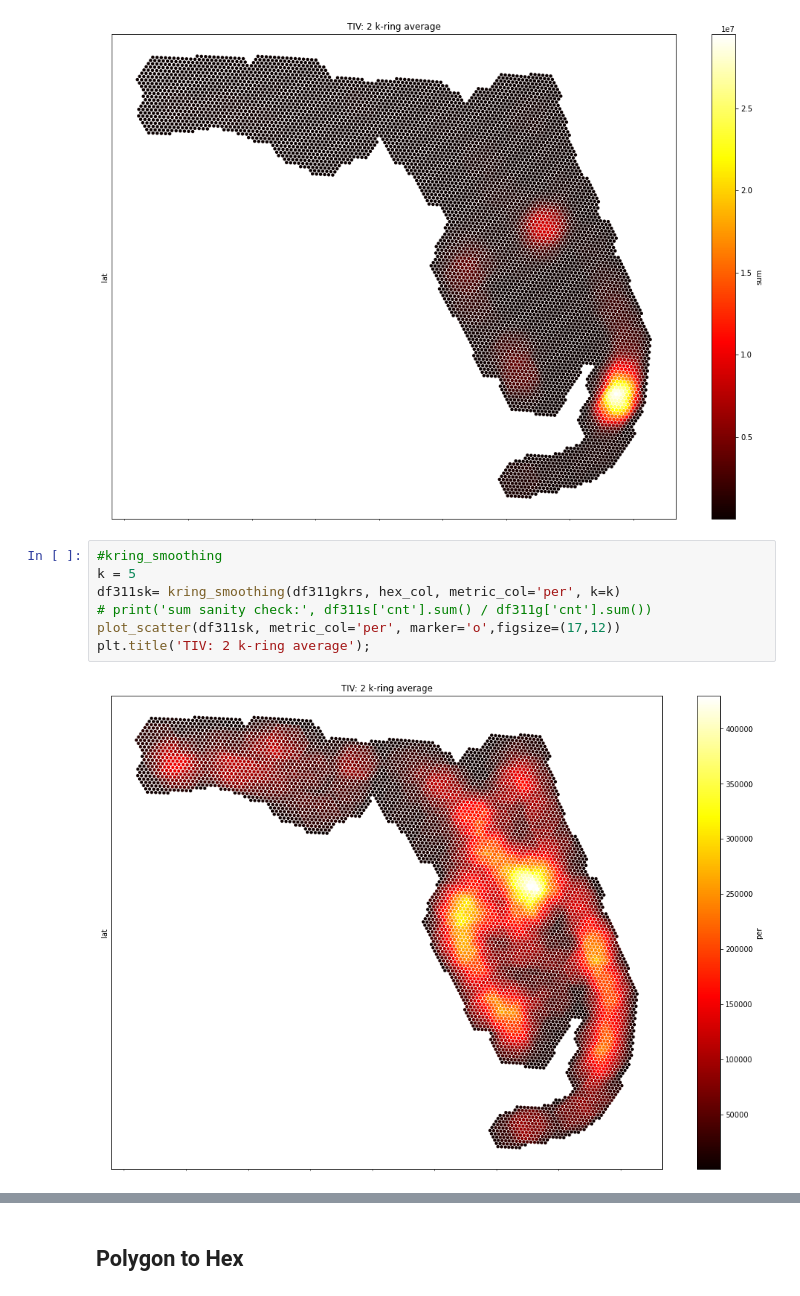
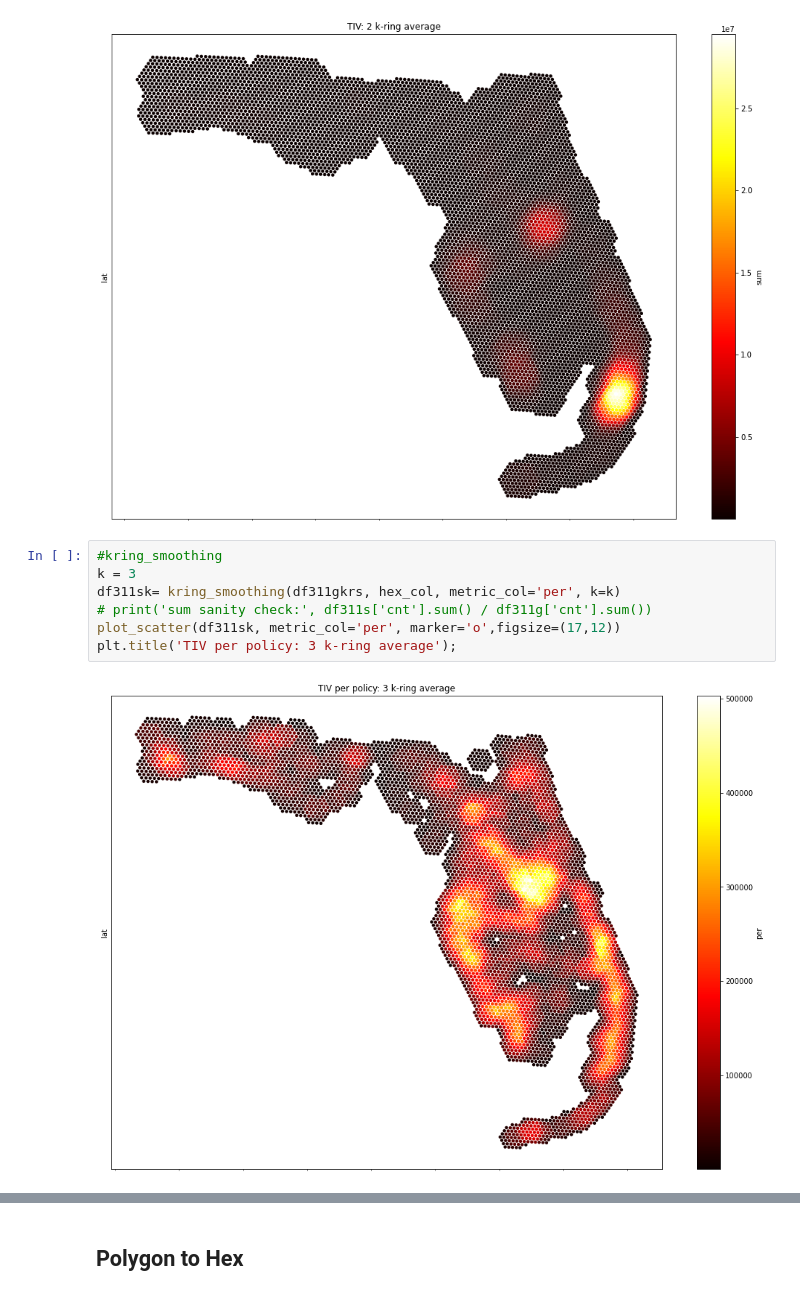
Before and after one commit to krissykodes/h3py-hex, a Jupyter notebook: notebooks/Suitability Analysis- krissykodes.ipynb, the cells around one changed output, grey strips where cells are left out. Cells and saved outputs as stored; diff of their text form.

```diff
--- a/notebooks/Suitability Analysis- krissykodes.ipynb
+++ b/notebooks/Suitability Analysis- krissykodes.ipynb
@@ -192,10 +192,10 @@ plt.title('TIV: 2 k-ring average');
 [figure]
 # %%
 #kring_smoothing
-k = 5
+k = 3
 df311sk= kring_smoothing(df311gkrs, hex_col, metric_col='per', k=k)
 # print('sum sanity check:', df311s['cnt'].sum() / df311g['cnt'].sum())
 plot_scatter(df311sk, metric_col='per', marker='o',figsize=(17,12))
-plt.title('TIV: 2 k-ring average');
+plt.title('TIV per policy: 3 k-ring average');
 # %% [output]
-[figure, old version]
+[figure, new version]
```
Also changed, not shown: parts of 5 cells of this notebook.
